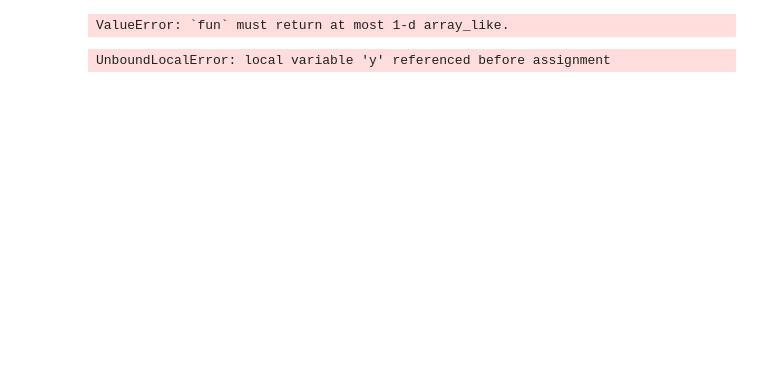
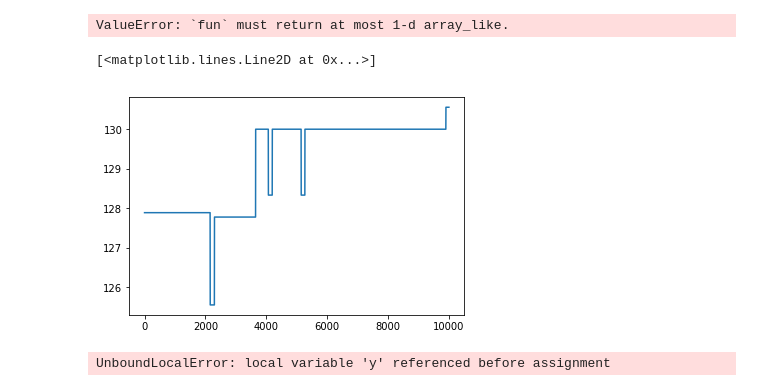
Before and after one commit to sivarammurugan/mpc, a Jupyter notebook: MIMO identification.ipynb, the cells around one changed output. Saved outputs shown, nothing was run; the diff lists cells and outputs as text; code cells hidden in the pictures; blank space fills up the shorter version.

```diff
--- a/MIMO identification.ipynb
+++ b/MIMO identification.ipynb
@@ -357,5 +229,10 @@ popt,pcov = scipy.optimize.curve_fit(ident,data_dv['1TC19.SP'].values,data_dv['1
 # %% [output]
 ValueError: `fun` must return at most 1-d array_like.
+# %%
+plt.plot(df['TIC19.SV'][0:10000])
+# %% [output]
+[<matplotlib.lines.Line2D at 0x...>]
+[figure, added]
 # %%
 popt,pcov =scipy.optimize.curve_fit(ident,df['1TC19.SP'],df['1TC19.PV'],bounds=([-10000,0.1,0],[10000,600,100]))
 # %% [output]
```
Also changed, not shown: parts of 32 cells of this notebook, 6 other files.
